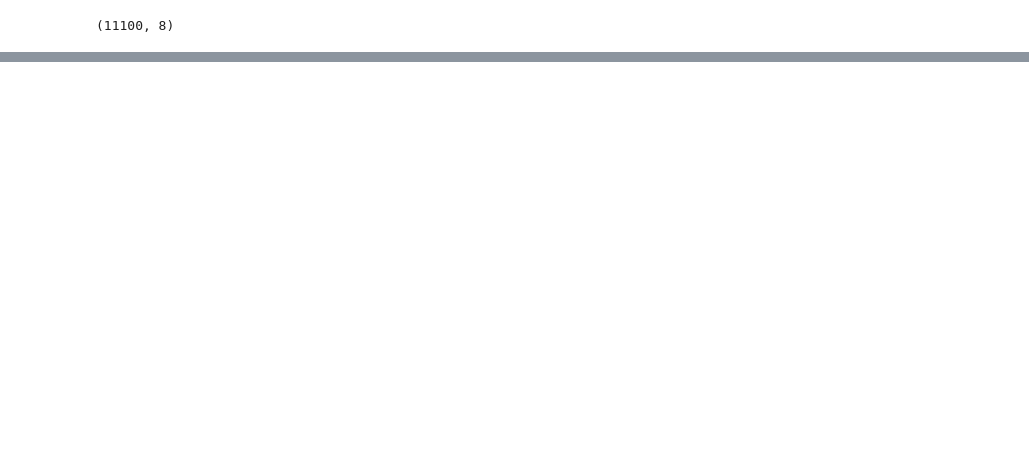
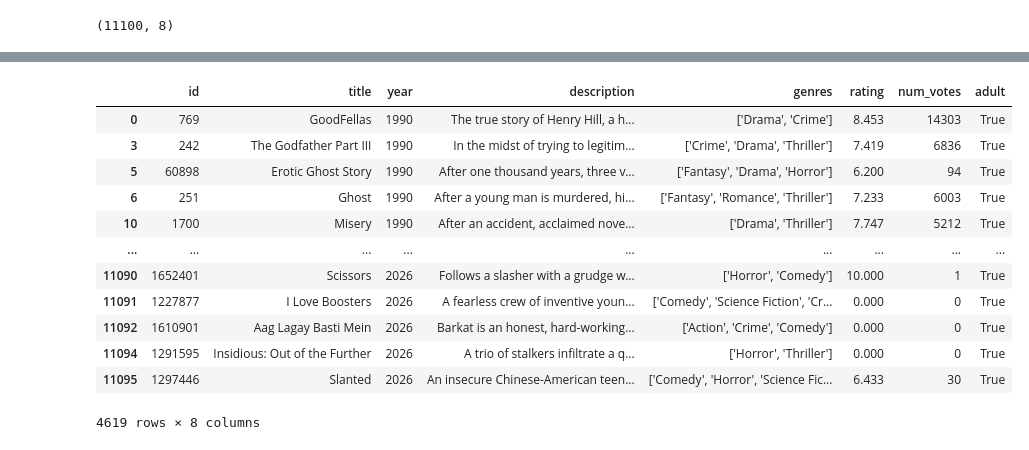
Before and after one commit to 7efirochka/aie-student-prod, a Jupyter notebook: project/notebooks/data_process.ipynb, the cells around one changed output, grey strips where cells are left out. Drawn from its saved outputs; the diff is of its cells as text; code cells hidden in the pictures; blank space fills up the shorter version.

```diff
--- a/project/notebooks/data_process.ipynb
+++ b/project/notebooks/data_process.ipynb
@@ -52,3 +52,19 @@ Data columns (total 8 columns):
  7   adult        11100 non-null  bool
 dtypes: bool(1), float64(1), int64(3), object(3)
 memory usage: 618.0+ KB
+# %%
+df[df["adult"] == True]
+# %% [output]
+|  | id | title | year | description | genres | rating | num_votes | adult |
+| 0 | 769 | GoodFellas | 1990 | The true story of Henry Hill, a h... | ['Drama', 'Crime'] | 8.453 | 14303 | True |
+| 3 | 242 | The Godfather Part III | 1990 | In the midst of trying to legitim... | ['Crime', 'Drama', 'Thriller'] | 7.419 | 6836 | True |
+| 5 | 60898 | Erotic Ghost Story | 1990 | After one thousand years, three v... | ['Fantasy', 'Drama', 'Horror'] | 6.200 | 94 | True |
+| 6 | 251 | Ghost | 1990 | After a young man is murdered, hi... | ['Fantasy', 'Romance', 'Thriller'] | 7.233 | 6003 | True |
+| 10 | 1700 | Misery | 1990 | After an accident, acclaimed nove... | ['Drama', 'Thriller'] | 7.747 | 5212 | True |
+| ... | ... | ... | ... | ... | ... | ... | ... | ... |
+| 11090 | 1652401 | Scissors | 2026 | Follows a slasher with a grudge w... | ['Horror', 'Comedy'] | 10.000 | 1 | True |
+| 11091 | 1227877 | I Love Boosters | 2026 | A fearless crew of inventive youn... | ['Comedy', 'Science Fiction', 'Cr... | 0.000 | 0 | True |
+| 11092 | 1610901 | Aag Lagay Basti Mein | 2026 | Barkat is an honest, hard-working... | ['Action', 'Crime', 'Comedy'] | 0.000 | 0 | True |
+| 11094 | 1291595 | Insidious: Out of the Further | 2026 | A trio of stalkers infiltrate a q... | ['Horror', 'Thriller'] | 0.000 | 0 | True |
+| 11095 | 1297446 | Slanted | 2026 | An insecure Chinese-American teen... | ['Comedy', 'Horror', 'Science Fic... | 6.433 | 30 | True |
+4619 rows × 8 columns
```
Also changed, not shown: parts of 8 cells of this notebook.
